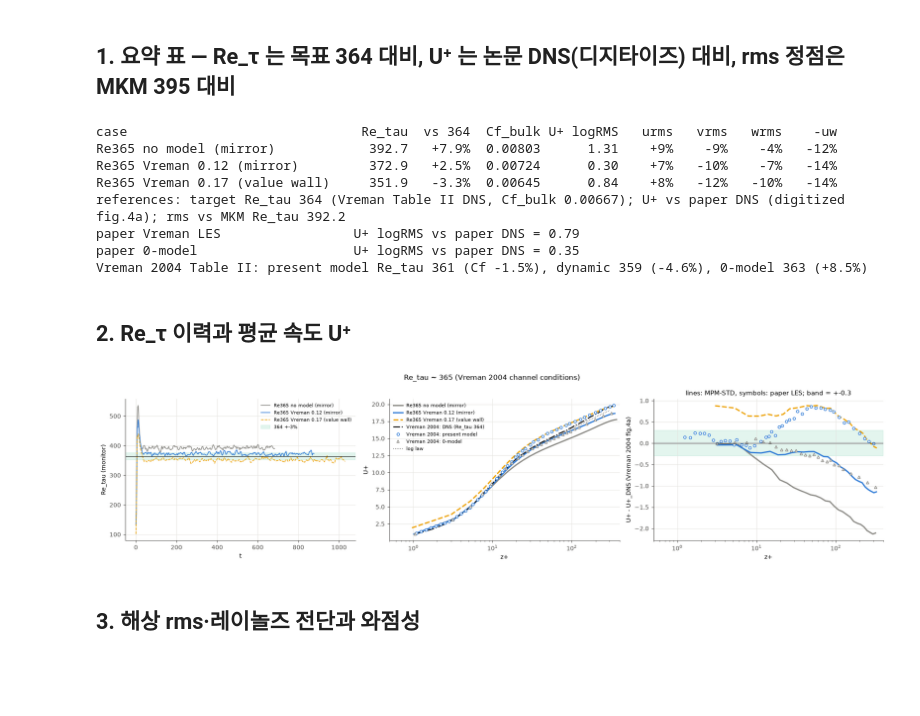
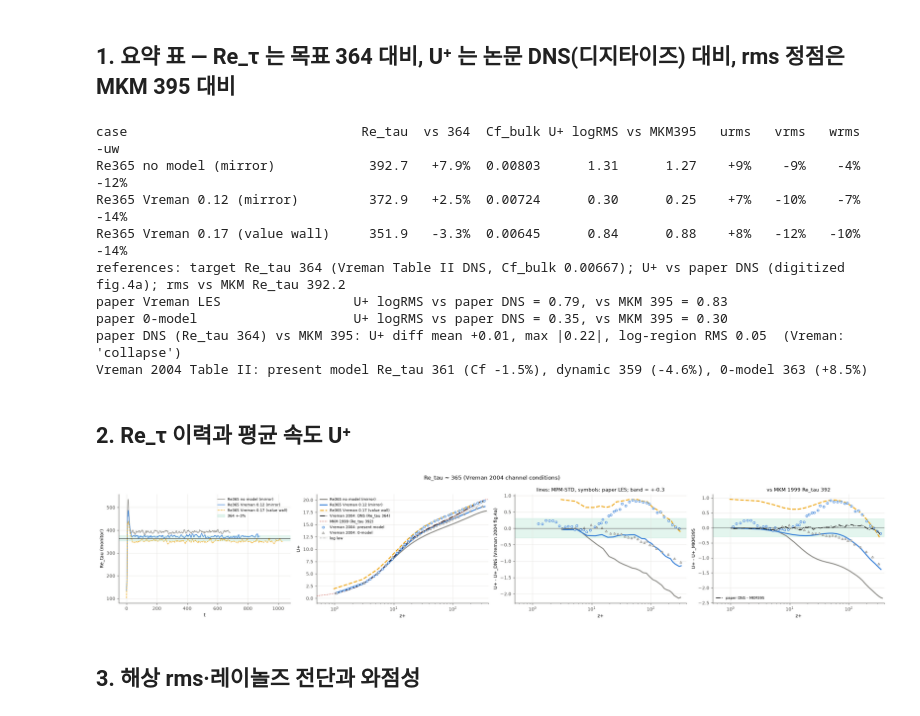
Before and after one commit to dontempty/MPM-STD_C, a Jupyter notebook: apps/channel/plot/plot_les.ipynb, the cells around one changed output. Cells and saved outputs as stored; diff of their text form; code cells hidden in the pictures; blank space fills up the shorter version.

Commit message:
channel plot_les: add MKM 395 to the Re_tau~365 mean-profile comparison (curve, difference panel, log-region metric); paper DNS vs MKM 395 log-region RMS 0.05 confirms the substitute
Co-Authored-By: Claude Opus 5.5 <noreply@anthropic.com>

```diff
--- a/apps/channel/plot/plot_les.ipynb
+++ b/apps/channel/plot/plot_les.ipynb
@@ -86,59 +86,74 @@ def read_digitized(name):
 paper = {"DNS": read_digitized("365_DNS_mean.csv"),           # Hu & Sandham DNS (Re_tau 364)
          "model": read_digitized("365_model_mean.csv"),       # Vreman 모델 LES
          "nomodel": read_digitized("365_nomodel_mean.csv")}   # 0-model (모델 없음)
+def mkm395_U(zp):     # MKM Re_tau 392.2 평균 속도, 로그 y+ 보간
+    z = mkm395["zp"][1:]; return np.interp(np.log(zp), np.log(z), mkm395["Up"][1:])
 def paper_dns_U(zp):  # 로그 y+ 축 보간 (디지타이즈 점 범위 밖은 nan)
     z = paper["DNS"]["zp"]
     return np.where((zp >= z[0]) & (zp <= z[-1]), np.interp(np.log(zp), np.log(z), paper["DNS"]["Up"]), np.nan)
 
 # 요약 표 — Re_τ 는 목표 364 대비, 프로파일은 MKM 395 대비
-print(f"{'case':<32} {'Re_tau':>7} {'vs 364':>7} {'Cf_bulk':>8} {'U+ logRMS':>9} {'urms':>6} {'vrms':>6} {'wrms':>6} {'-uw':>6}")
+print(f"{'case':<32} {'Re_tau':>7} {'vs 364':>7} {'Cf_bulk':>8} {'U+ logRMS':>9} {'vs MKM395':>9} {'urms':>6} {'vrms':>6} {'wrms':>6} {'-uw':>6}")
 for r in runs365:
     p = r["prof"]; re_tau = r["meta"]["Re_tau"]; ut = r["meta"]["u_tau"]
     mask = (p["zp"] > 30) & (p["zp"] < 0.3 * re_tau)
     log_rms = float(np.sqrt(np.nanmean((p["Up"][mask] - paper_dns_U(p["zp"][mask])) ** 2)))   # 평균 속도는 논문 DNS(디지타이즈) 대비
     pk = {k: 100 * (p[k].max() / mkm395[k].max() - 1) for k in ("urms", "vrms", "wrms", "uw")}
-    r["m365"] = dict(re=re_tau, log_rms=log_rms, peak=pk)
-    print(f"{r['label']:<32} {re_tau:7.1f} {100*(re_tau/RE365_TARGET-1):+6.1f}% {2*ut**2:8.5f} {log_rms:9.2f} "
+    log_rms_mkm = float(np.sqrt(np.mean((p["Up"][mask] - mkm395_U(p["zp"][mask])) ** 2)))
+    r["m365"] = dict(re=re_tau, log_rms=log_rms, log_rms_mkm=log_rms_mkm, peak=pk)
+    print(f"{r['label']:<32} {re_tau:7.1f} {100*(re_tau/RE365_TARGET-1):+6.1f}% {2*ut**2:8.5f} {log_rms:9.2f} {log_rms_mkm:9.2f} "
           f"{pk['urms']:+5.0f}% {pk['vrms']:+5.0f}% {pk['wrms']:+5.0f}% {pk['uw']:+5.0f}%")
 print(f"references: target Re_tau {RE365_TARGET:.0f} (Vreman Table II DNS, Cf_bulk 0.00667); U+ vs paper DNS (digitized fig.4a); rms vs MKM Re_tau {RE_395:.1f}")
 for key, label in (("model", "paper Vreman LES"), ("nomodel", "paper 0-model")):   # 논문 LES 의 같은 지표 (디지타이즈 오차 포함)
     q = paper[key]; m = (q["zp"] > 30) & (q["zp"] < 0.3 * RE365_TARGET)
-    print(f"{label:<32} U+ logRMS vs paper DNS = {np.sqrt(np.nanmean((q['Up'][m] - paper_dns_U(q['zp'][m])) ** 2)):.2f}")
+    print(f"{label:<32} U+ logRMS vs paper DNS = {np.sqrt(np.nanmean((q['Up'][m] - paper_dns_U(q['zp'][m])) ** 2)):.2f}, "
+          f"vs MKM 395 = {np.sqrt(np.mean((q['Up'][m] - mkm395_U(q['zp'][m])) ** 2)):.2f}")
+q = paper["DNS"]; m = (q["zp"] > 1) & (q["zp"] < 340); d = q["Up"][m] - mkm395_U(q["zp"][m])
+m_log = (q["zp"] > 30) & (q["zp"] < 0.3 * RE365_TARGET)
+print(f"paper DNS (Re_tau 364) vs MKM 395: U+ diff mean {d.mean():+.2f}, max |{np.abs(d).max():.2f}|, log-region RMS "
+      f"{np.sqrt(np.mean((q['Up'][m_log] - mkm395_U(q['zp'][m_log])) ** 2)):.2f}  (Vreman: 'collapse')")
 print("Vreman 2004 Table II: present model Re_tau 361 (Cf -1.5%), dynamic 359 (-4.6%), 0-model 363 (+8.5%)")
 # %% [output]
-case                              Re_tau  vs 364  Cf_bulk U+ logRMS   urms   vrms   wrms    -uw
-Re365 no model (mirror)            392.7   +7.9%  0.00803      1.31    +9%    -9%    -4%   -12%
-Re365 Vreman 0.12 (mirror)         372.9   +2.5%  0.00724      0.30    +7%   -10%    -7%   -14%
-Re365 Vreman 0.17 (value wall)     351.9   -3.3%  0.00645      0.84    +8%   -12%   -10%   -14%
+case                              Re_tau  vs 364  Cf_bulk U+ logRMS vs MKM395   urms   vrms   wrms    -uw
+Re365 no model (mirror)            392.7   +7.9%  0.00803      1.31      1.27    +9%    -9%    -4%   -12%
+Re365 Vreman 0.12 (mirror)         372.9   +2.5%  0.00724      0.30      0.25    +7%   -10%    -7%   -14%
+Re365 Vreman 0.17 (value wall)     351.9   -3.3%  0.00645      0.84      0.88    +8%   -12%   -10%   -14%
 references: target Re_tau 364 (Vreman Table II DNS, Cf_bulk 0.00667); U+ vs paper DNS (digitized fig.4a); rms vs MKM Re_tau 392.2
-paper Vreman LES                 U+ logRMS vs paper DNS = 0.79
-paper 0-model                    U+ logRMS vs paper DNS = 0.35
+paper Vreman LES                 U+ logRMS vs paper DNS = 0.79, vs MKM 395 = 0.83
+paper 0-model                    U+ logRMS vs paper DNS = 0.35, vs MKM 395 = 0.30
+paper DNS (Re_tau 364) vs MKM 395: U+ diff mean +0.01, max |0.22|, log-region RMS 0.05  (Vreman: 'collapse')
 Vreman 2004 Table II: present model Re_tau 361 (Cf -1.5%), dynamic 359 (-4.6%), 0-model 363 (+8.5%)
 # %% [markdown]
 ## 2. Re_τ 이력과 평균 속도 U⁺
 # %%
 # 그림 1: Re_τ 이력 + U⁺ + U⁺ 차이
-figure, axes = plt.subplots(1, 3, figsize=(17, 4.2))
+figure, axes = plt.subplots(1, 4, figsize=(22, 4.2))
 for r in runs365:
     st = dict(color=MODEL_COLOR[r["model"]], ls=r["ls"])
     if r["monitor"] is not None: axes[0].plot(r["monitor"]["time"], r["monitor"]["re_tau"], lw=1.1, label=r["label"], **st)
     axes[1].semilogx(r["prof"]["zp"], r["prof"]["Up"], label=r["label"], **st)
     axes[2].semilogx(r["prof"]["zp"], r["prof"]["Up"] - paper_dns_U(r["prof"]["zp"]), **st)
+    axes[3].semilogx(r["prof"]["zp"], r["prof"]["Up"] - mkm395_U(r["prof"]["zp"]), **st)
 axes[0].axhspan(RE365_TARGET * 0.97, RE365_TARGET * 1.03, color="#1baf7a", alpha=0.12, label="364 +-3%")
 axes[0].axhline(RE365_TARGET, color=INK, lw=0.8); axes[0].set_xlabel("t"); axes[0].set_ylabel("Re_tau (monitor)"); axes[0].legend(fontsize=7)
 axes[1].semilogx(paper["DNS"]["zp"], paper["DNS"]["Up"], color=INK, lw=1.6, ls="-.", label="Vreman 2004: DNS (Re_tau 364)")
+axes[1].semilogx(mkm395["zp"][1:], mkm395["Up"][1:], color="#c0392b", lw=1.2, ls=":", label=f"MKM 1999 (Re_tau {RE_395:.0f})")
 axes[1].semilogx(paper["model"]["zp"], paper["model"]["Up"], "o", ms=4, mfc="white", color=MODEL_COLOR["vreman"], label="Vreman 2004: present model")
 axes[1].semilogx(paper["nomodel"]["zp"], paper["nomodel"]["Up"], "^", ms=4, mfc="white", color=MODEL_COLOR["none"], label="Vreman 2004: 0-model")
 for key, color, mk in (("model", MODEL_COLOR["vreman"], "o"), ("nomodel", MODEL_COLOR["none"], "^")):
     q = paper[key]; axes[2].semilogx(q["zp"], q["Up"] - paper_dns_U(q["zp"]), mk, ms=4, mfc="white", color=color, ls="none")
+    axes[3].semilogx(q["zp"], q["Up"] - mkm395_U(q["zp"]), mk, ms=4, mfc="white", color=color, ls="none")
+q = paper["DNS"]; axes[3].semilogx(q["zp"], q["Up"] - mkm395_U(q["zp"]), "-.", color=INK, lw=1.4, label="paper DNS - MKM395")
+axes[3].axhspan(-0.3, 0.3, color="#1baf7a", alpha=0.12); axes[3].axhline(0, color=INK, lw=0.6); axes[3].legend(fontsize=7)
+axes[3].set_xlim(0.5, 400); axes[3].set_xlabel("z+"); axes[3].set_ylabel(f"U+ - U+_MKM395"); axes[3].set_title("vs MKM 1999 Re_tau 392")
 zl = np.linspace(30, 300, 30); axes[1].semilogx(zl, np.log(zl) / 0.41 + 5.2, color=MUTED, lw=1, ls=":", label="log law")
 axes[1].set_xlim(0.5, 400); axes[1].set_xlabel("z+"); axes[1].set_ylabel("U+"); axes[1].legend(fontsize=7)
 axes[2].axhspan(-0.3, 0.3, color="#1baf7a", alpha=0.12); axes[2].axhline(0, color=INK, lw=0.6)
 axes[2].set_xlim(0.5, 400); axes[2].set_xlabel("z+"); axes[2].set_ylabel("U+ - U+_DNS (Vreman 2004 fig.4a)")
 axes[2].set_title("lines: MPM-STD, symbols: paper LES; band = +-0.3")
 figure.suptitle("Re_tau ~ 365 (Vreman 2004 channel conditions)"); figure.tight_layout(); plt.show()
 # %% [output]
-[figure, old version]
+[figure, new version]
 # %% [markdown]
 ## 3. 해상 rms·레이놀즈 전단과 와점성
 # %%
```
